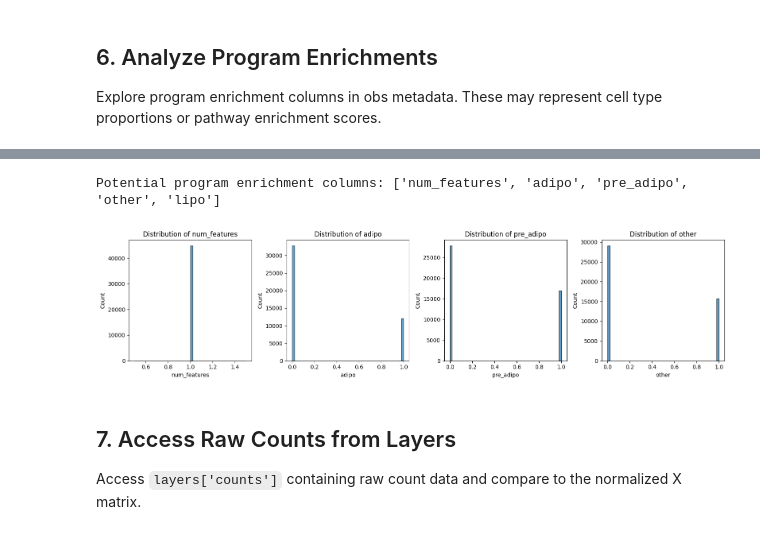
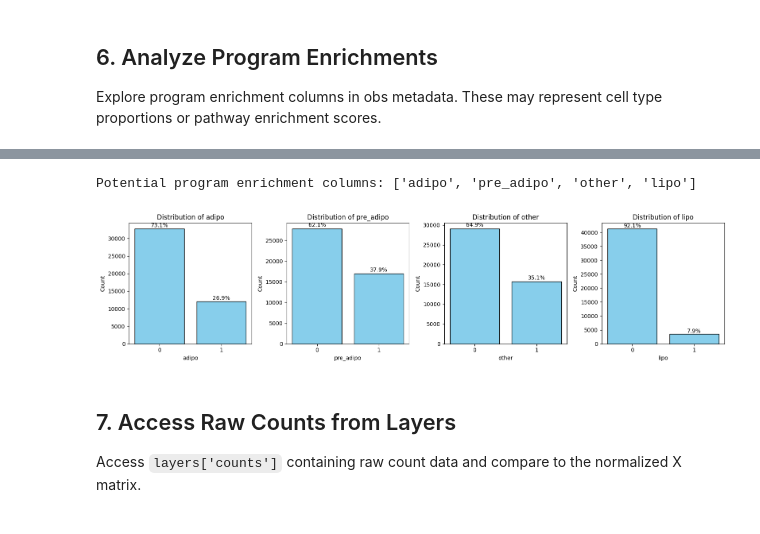
Before and after one commit to haythem03/Fatty-scRNAseq, a Jupyter notebook: explore_training_data.ipynb, the cells around one changed output, grey strips where cells are left out. Saved outputs shown, nothing was run; the diff lists cells and outputs as text; code cells hidden in the pictures.

```diff
--- a/explore_training_data.ipynb
+++ b/explore_training_data.ipynb
@@ -362,32 +368,41 @@ All numeric columns: ['nCount_RNA', 'nFeature_RNA', 'nCount_guide', 'nFeature_gu
 # %%
 # If there are enrichment/program columns, visualize them
 if len(numeric_cols) > 0:
-    # Select columns that look like enrichment scores (usually between 0-1 or have reasonable ranges)
-    program_cols = [col for col in numeric_cols if adata.obs[col].max() <= 1.5 and adata.obs[col].min() >= -0.5]
+    # Select columns that look like enrichment scores
+    # Filter for columns that are likely 0/1 binary labels or scores
+    program_cols = [col for col in numeric_cols if col in ['adipo', 'pre_adipo', 'other', 'lipo'] or (adata.obs[col].nunique() < 10 and adata.obs[col].nunique() > 1)]
 
     if len(program_cols) > 0:
         print(f"\nPotential program enrichment columns: {program_cols}")
 
-        # Visualize distribution of enrichment scores
-        n_cols = min(len(program_cols), 4)
+        # Visualize distribution of cell states
+        n_cols = len(program_cols)
         if n_cols > 0:
             fig, axes = plt.subplots(1, n_cols, figsize=(4*n_cols, 4))
             if n_cols == 1:
                 axes = [axes]
 
-            for ax, col in zip(axes, program_cols[:n_cols]):
-                ax.hist(adata.obs[col].values, bins=50, edgecolor='black', alpha=0.7)
+            for ax, col in zip(axes, program_cols):
+                # For binary/categorical data, bar plot is better than hist
+                counts = adata.obs[col].value_counts().sort_index()
+                ax.bar(counts.index.astype(str), counts.values, color='skyblue', edgecolor='black')
                 ax.set_xlabel(col)
                 ax.set_ylabel('Count')
                 ax.set_title(f'Distribution of {col}')
 
+                # Add percentages
+                total = counts.sum()
+                for i, v in enumerate(counts.values):
+                    ax.text(i, v + total*0.01, f'{v/total*100:.1f}%', ha='center')
+
             plt.tight_layout()
+            plt.savefig('figures/program_enrichment.png', dpi=300)
             plt.show()
     else:
         print("No obvious enrichment columns found. Displaying all numeric columns.")
 # %% [output]
-Potential program enrichment columns: ['num_features', 'adipo', 'pre_adipo', 'other', 'lipo']
+Potential program enrichment columns: ['adipo', 'pre_adipo', 'other', 'lipo']
-[figure, old version]
+[figure, new version]
 # %% [markdown]
 ## 7. Access Raw Counts from Layers
 
```
Also changed, not shown: parts of 2 cells of this notebook, 10 other files.
